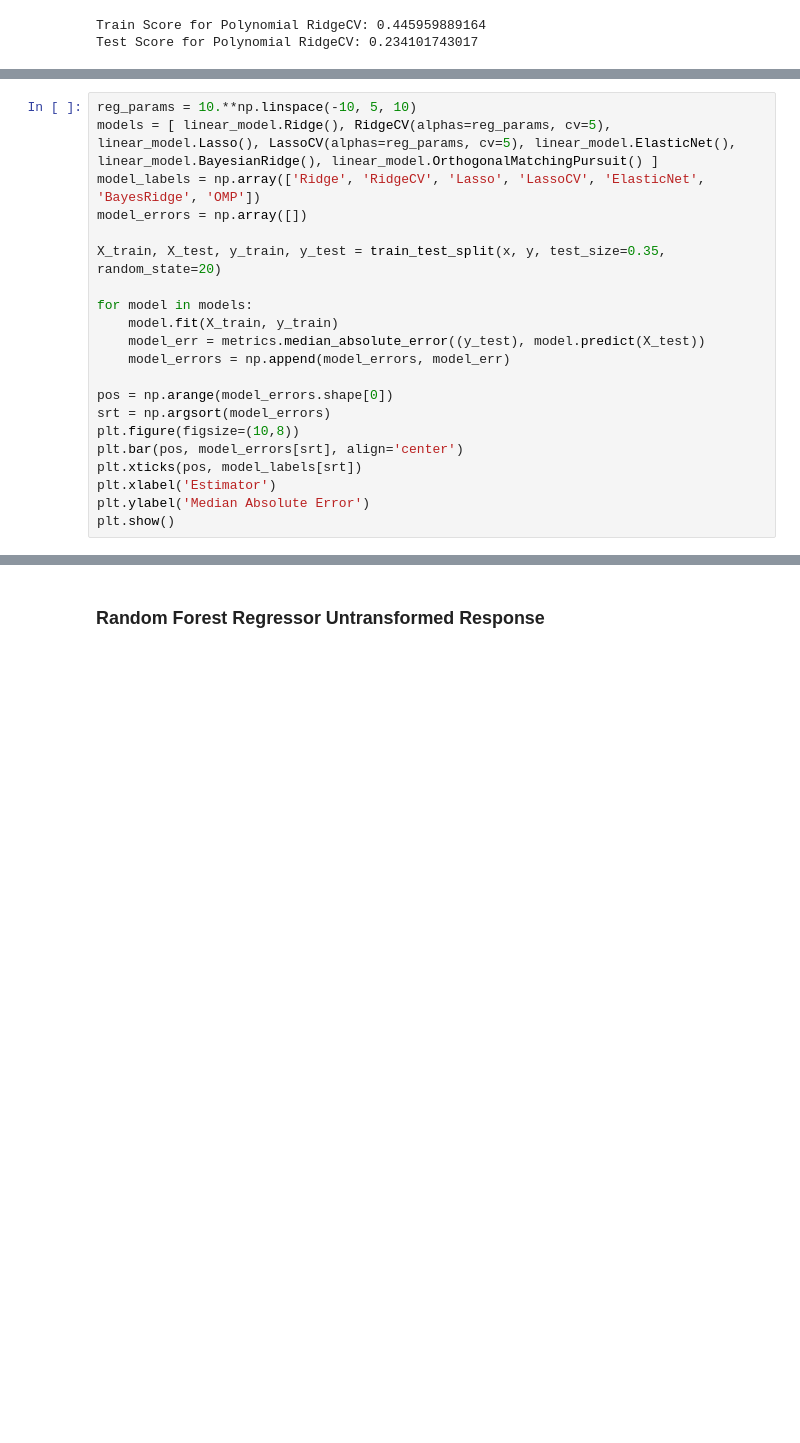
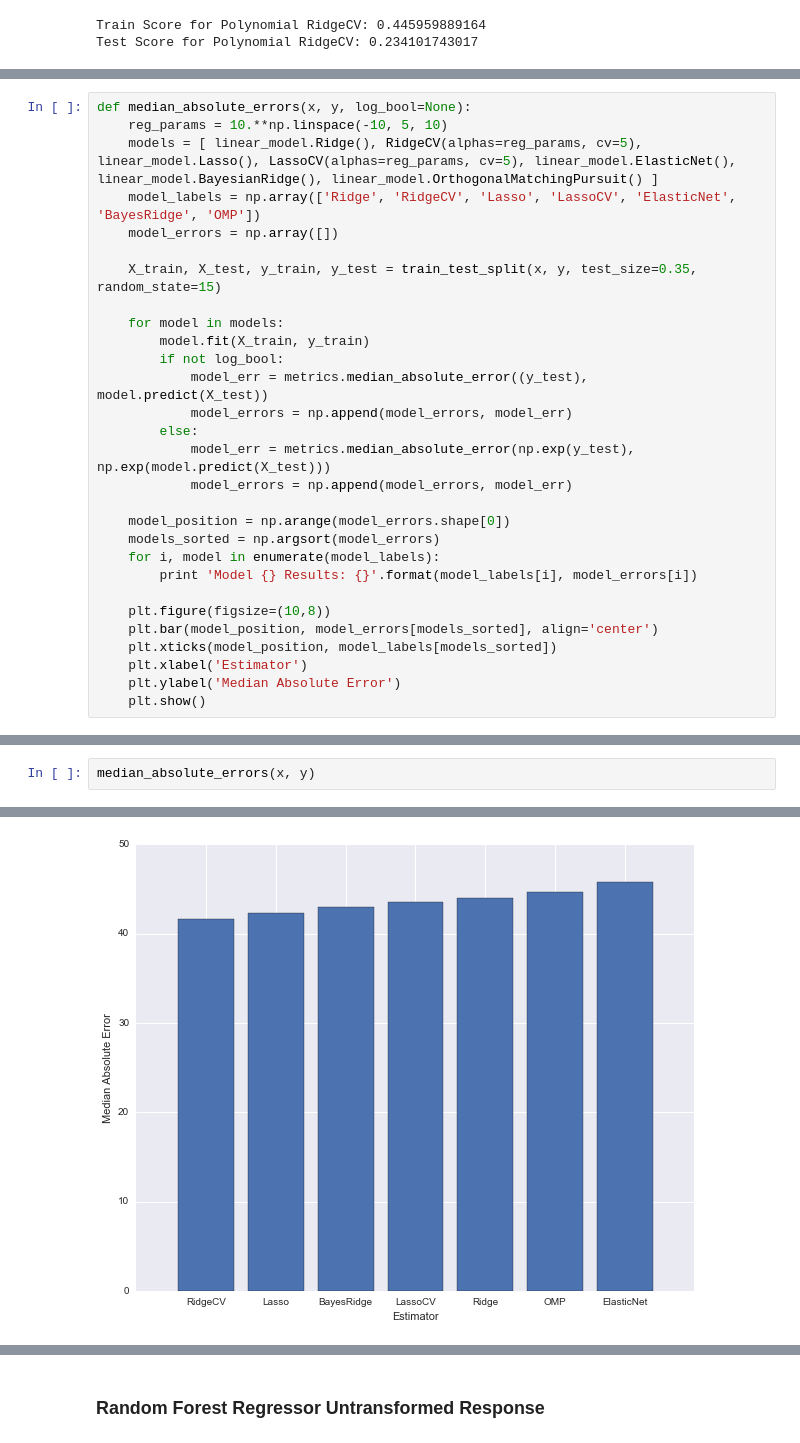
Before and after one commit to samuelklam/airbnb-pricing-prediction, a Jupyter notebook: data-modeling/data-modeling-baseline.ipynb, the cells around one changed output, grey strips where cells are left out. Drawn from its saved outputs; the diff is of its cells as text; blank space fills up the shorter version.

```diff
--- a/data-modeling/data-modeling-baseline.ipynb
+++ b/data-modeling/data-modeling-baseline.ipynb
@@ -369,21 +371,29 @@ We now use Median Absolute Error as our loss function to evaluate which of the m
 # %%
-reg_params = 10.**np.linspace(-10, 5, 10)
-models = [ linear_model.Ridge(), RidgeCV(alphas=reg_params, cv=5), linear_model.Lasso(), LassoCV(alphas=reg_params, cv=5), linear_model.ElasticNet(), linear_model.BayesianRidge(), linear_model.OrthogonalMatchingPursuit() ]
-model_labels = np.array(['Ridge', 'RidgeCV', 'Lasso', 'LassoCV', 'ElasticNet', 'BayesRidge', 'OMP'])
-model_errors = np.array([])
+def median_absolute_errors(x, y, log_bool=None):
+    reg_params = 10.**np.linspace(-10, 5, 10)
+    models = [ linear_model.Ridge(), RidgeCV(alphas=reg_params, cv=5), linear_model.Lasso(), LassoCV(alphas=reg_params, cv=5), linear_model.ElasticNet(), linear_model.BayesianRidge(), linear_model.OrthogonalMatchingPursuit() ]
+    model_labels = np.array(['Ridge', 'RidgeCV', 'Lasso', 'LassoCV', 'ElasticNet', 'BayesRidge', 'OMP'])
+    model_errors = np.array([])
 
-X_train, X_test, y_train, y_test = train_test_split(x, y, test_size=0.35, random_state=20)
+    X_train, X_test, y_train, y_test = train_test_split(x, y, test_size=0.35, random_state=15)
 
-for model in models:
-    model.fit(X_train, y_train)
-    model_err = metrics.median_absolute_error((y_test), model.predict(X_test))
-    model_errors = np.append(model_errors, model_err)
+    for model in models:
+        model.fit(X_train, y_train)
+        if not log_bool:
+            model_err = metrics.median_absolute_error((y_test), model.predict(X_test))
+            model_errors = np.append(model_errors, model_err)
+        else:
+            model_err = metrics.median_absolute_error(np.exp(y_test), np.exp(model.predict(X_test)))
+            model_errors = np.append(model_errors, model_err)
 
-pos = np.arange(model_errors.shape[0])
-srt = np.argsort(model_errors)
-plt.figure(figsize=(10,8))
-plt.bar(pos, model_errors[srt], align='center')
-plt.xticks(pos, model_labels[srt])
-plt.xlabel('Estimator')
-plt.ylabel('Median Absolute Error')
-plt.show()
+    model_position = np.arange(model_errors.shape[0])
+    models_sorted = np.argsort(model_errors)
+    for i, model in enumerate(model_labels):
+        print 'Model {} Results: {}'.format(model_labels[i], model_errors[i])
+
+    plt.figure(figsize=(10,8))
+    plt.bar(model_position, model_errors[models_sorted], align='center')
+    plt.xticks(model_position, model_labels[models_sorted])
+    plt.xlabel('Estimator')
+    plt.ylabel('Median Absolute Error')
+    plt.show()
@@ -415,0 +402,3 @@ plt.show()
+# %%
+median_absolute_errors(x, y)
+# %% [output]
@@ -415,0 +412 @@ plt.show()
+[figure, added]
```
Also changed, not shown: parts of 44 cells of this notebook.
